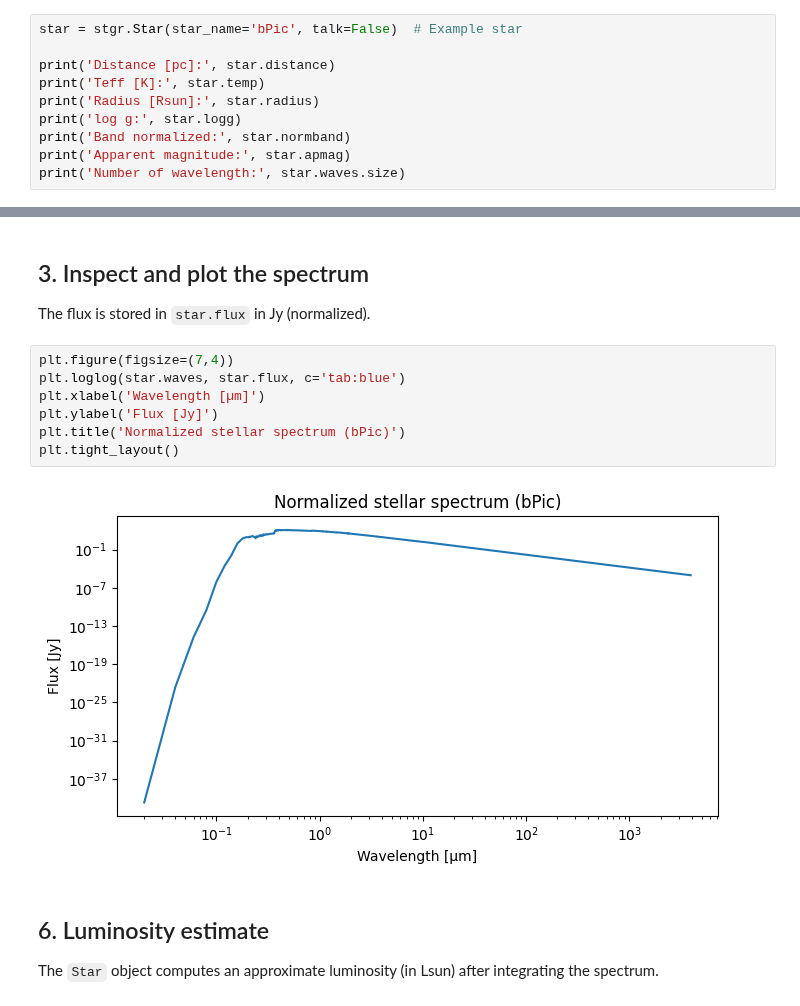
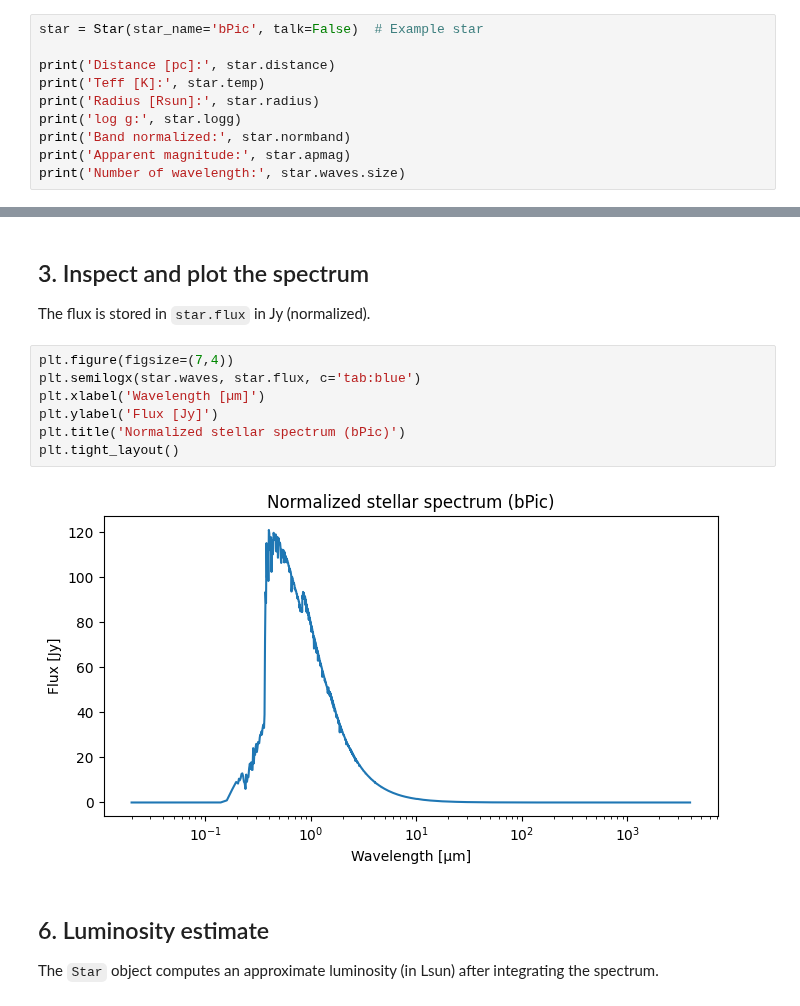
Before and after one commit to prioletp/pyGRaTer_alpha, a Jupyter notebook: examples/2_stars.ipynb, the cells around one changed output, grey strips where cells are left out. Saved outputs shown, nothing was run; the diff lists cells and outputs as text.

```diff
--- a/examples/2_stars.ipynb
+++ b/examples/2_stars.ipynb
@@ -27,7 +29,7 @@ The constructor loads basic properties (distance, temperature, radius, etc.) and
 
 Normalization is done using the star's apparent magnitude and filter band listed in the data file.
 # %%
-star = stgr.Star(star_name='bPic', talk=False)  # Example star
+star = Star(star_name='bPic', talk=False)  # Example star
 
 print('Distance [pc]:', star.distance)
 print('Teff [K]:', star.temp)
@@ -49,13 +51,13 @@ Number of wavelength: 1459
 The flux is stored in `star.flux` in Jy (normalized).
 # %%
 plt.figure(figsize=(7,4))
-plt.loglog(star.waves, star.flux, c='tab:blue')
+plt.semilogx(star.waves, star.flux, c='tab:blue')
 plt.xlabel('Wavelength [µm]')
 plt.ylabel('Flux [Jy]')
 plt.title('Normalized stellar spectrum (bPic)')
 plt.tight_layout()
 # %% [output]
-[figure, old version]
+[figure, new version]
 # %% [markdown]
 ## 6. Luminosity estimate
 The `Star` object computes an approximate luminosity (in Lsun) after integrating the spectrum.
```
Also changed, not shown: parts of 1 cell of this notebook, 16 other files.
